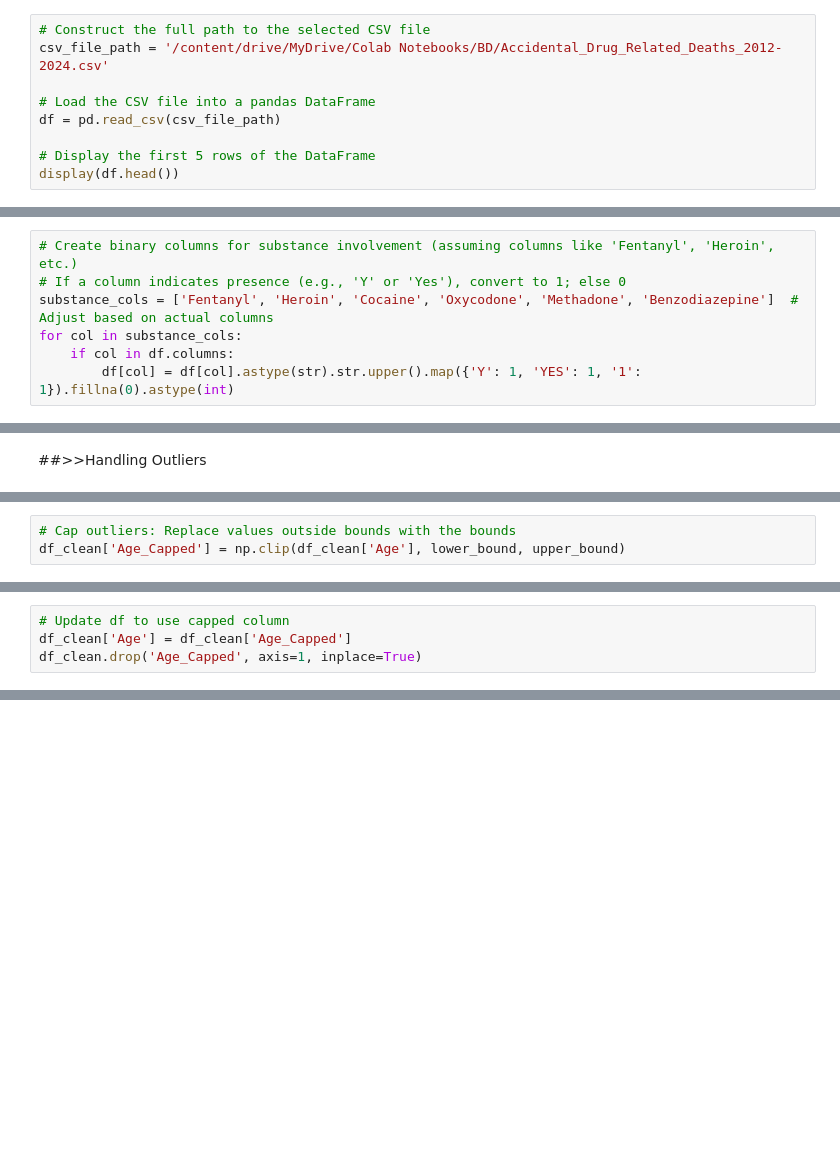
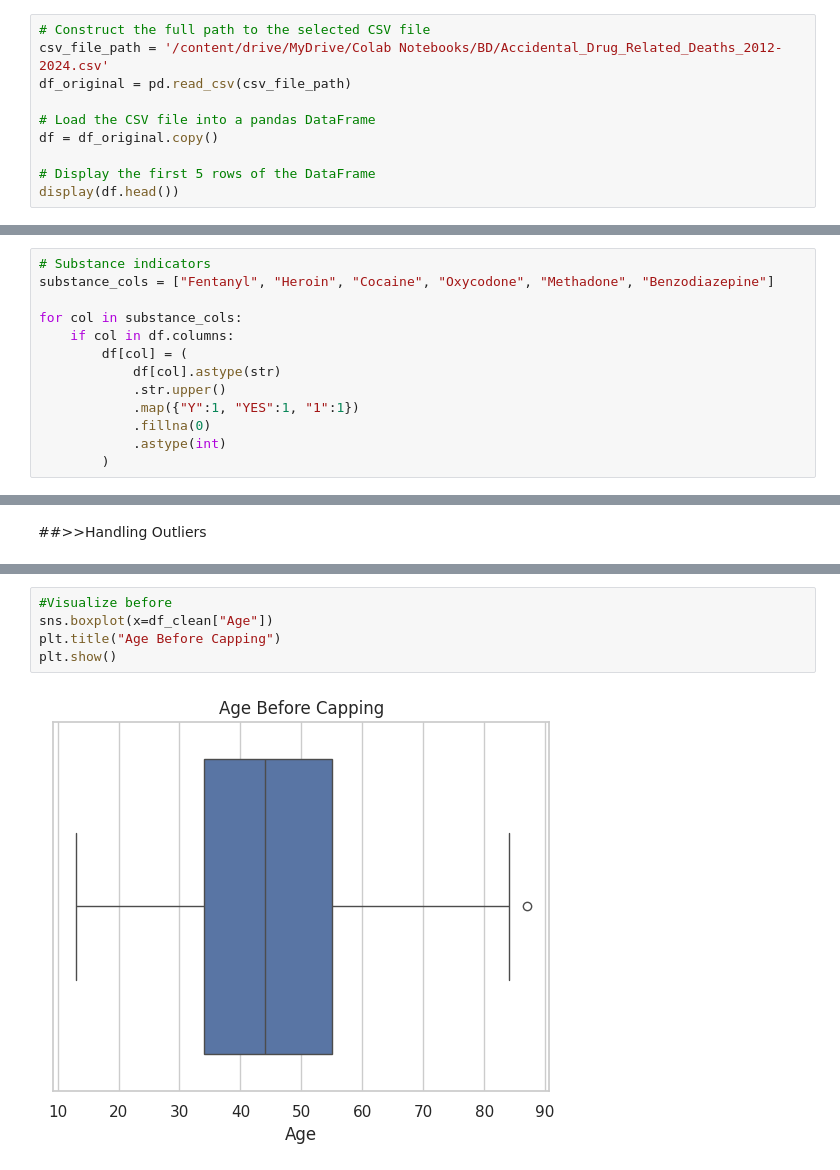
Before and after one commit to KrisDA-1/NU_Pandas, a Jupyter notebook: BD_Drug_related_deaths.ipynb, the cells around one changed output, grey strips where cells are left out. Saved outputs shown, nothing was run; the diff lists cells and outputs as text; blank space fills up the shorter version.

```diff
--- a/BD_Drug_related_deaths.ipynb
+++ b/BD_Drug_related_deaths.ipynb
@@ -67,9 +80,10 @@ sns.set(style="whitegrid")
 # %%
 # Construct the full path to the selected CSV file
 csv_file_path = '/content/drive/MyDrive/Colab Notebooks/BD/Accidental_Drug_Related_Deaths_2012-2024.csv'
+df_original = pd.read_csv(csv_file_path)
 
 # Load the CSV file into a pandas DataFrame
-df = pd.read_csv(csv_file_path)
+df = df_original.copy()
 
 # Display the first 5 rows of the DataFrame
 display(df.head())
@@ -170,8 +168,14 @@ df['Ethnicity'] = df['Ethnicity'].str.strip().str.title()
 # %%
-# Create binary columns for substance involvement (assuming columns like 'Fentanyl', 'Heroin', etc.)
-# If a column indicates presence (e.g., 'Y' or 'Yes'), convert to 1; else 0
-substance_cols = ['Fentanyl', 'Heroin', 'Cocaine', 'Oxycodone', 'Methadone', 'Benzodiazepine']  # Adjust based on actual columns
+# Substance indicators
+substance_cols = ["Fentanyl", "Heroin", "Cocaine", "Oxycodone", "Methadone", "Benzodiazepine"]
+
 for col in substance_cols:
     if col in df.columns:
-        df[col] = df[col].astype(str).str.upper().map({'Y': 1, 'YES': 1, '1': 1}).fillna(0).astype(int)
+        df[col] = (
+            df[col].astype(str)
+            .str.upper()
+            .map({"Y":1, "YES":1, "1":1})
+            .fillna(0)
+            .astype(int)
+        )
 # %%
@@ -245,3 +202,0 @@ Multi_Drug_Involved: Lower=-1.5, Upper=2.5
-# %%
-# Cap outliers: Replace values outside bounds with the bounds
-df_clean['Age_Capped'] = np.clip(df_clean['Age'], lower_bound, upper_bound)
@@ -258,4 +202,0 @@ plt.show()
-# %%
-# Update df to use capped column
-df_clean['Age'] = df_clean['Age_Capped']
-df_clean.drop('Age_Capped', axis=1, inplace=True)
@@ -527,0 +212,7 @@ Reject H₀: The proportion of fentanyl-involved deaths has increased significan
+# %%
+#Visualize before
+sns.boxplot(x=df_clean["Age"])
+plt.title("Age Before Capping")
+plt.show()
+# %% [output]
+[figure, added]
```
Also changed, not shown: parts of 62 cells of this notebook.
